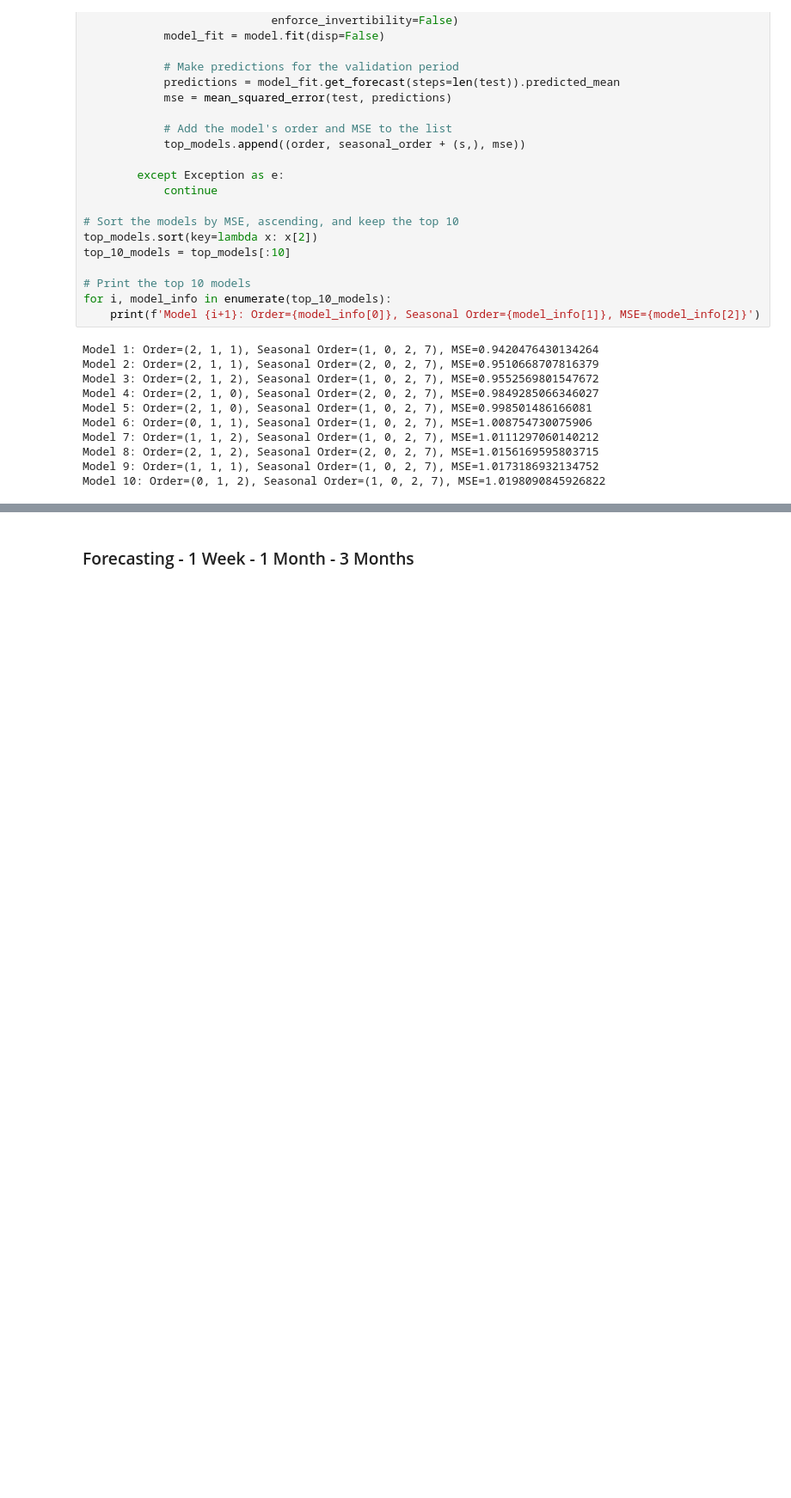
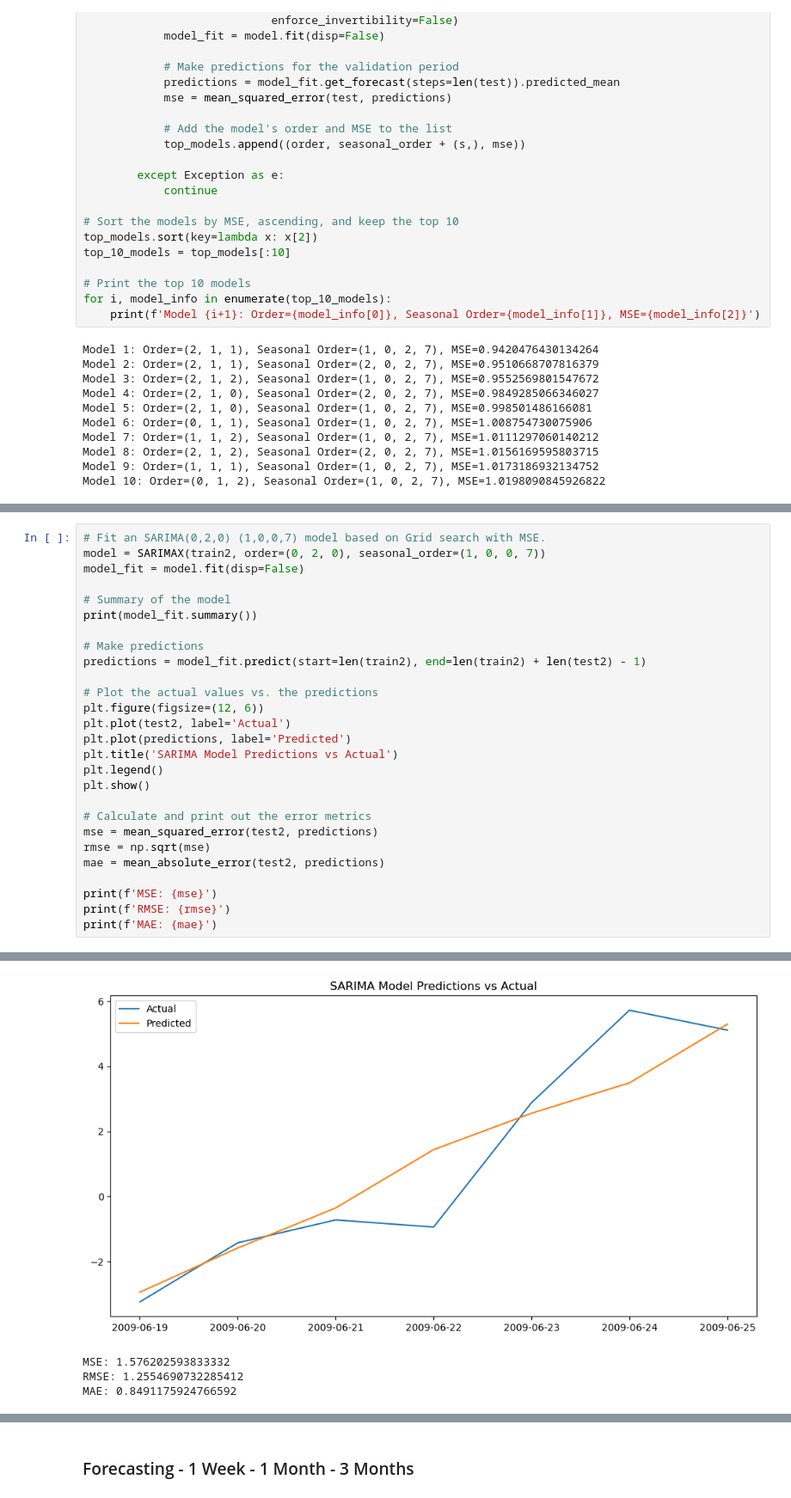
Before and after one commit to nozomu2020264/MSc-DA---CA2---2020264---10-11-23, a Jupyter notebook: CA2 - Nozomu Nakanishi.ipynb, the cells around one changed output, grey strips where cells are left out. Shown at 86% size. Cells and saved outputs as stored; diff of their text form; blank space fills up the shorter version.

```diff
--- a/CA2 - Nozomu Nakanishi.ipynb
+++ b/CA2 - Nozomu Nakanishi.ipynb
@@ -2737,0 +2637,28 @@ Therefore, the model that will be used to forecast sentiments will be the SARIMA
+# %%
+# Fit an SARIMA(0,2,0) (1,0,0,7) model based on Grid search with MSE.
+model = SARIMAX(train2, order=(0, 2, 0), seasonal_order=(1, 0, 0, 7))
+model_fit = model.fit(disp=False)
+
+# Summary of the model
+print(model_fit.summary())
+
+# Make predictions
+predictions = model_fit.predict(start=len(train2), end=len(train2) + len(test2) - 1)
+
+# Plot the actual values vs. the predictions
+plt.figure(figsize=(12, 6))
+plt.plot(test2, label='Actual')
+plt.plot(predictions, label='Predicted')
+plt.title('SARIMA Model Predictions vs Actual')
+plt.legend()
+plt.show()
+
+# Calculate and print out the error metrics
+mse = mean_squared_error(test2, predictions)
+rmse = np.sqrt(mse)
+mae = mean_absolute_error(test2, predictions)
+
+print(f'MSE: {mse}')
+print(f'RMSE: {rmse}')
+print(f'MAE: {mae}')
+# %% [output]
@@ -2737,0 +2682,4 @@ Therefore, the model that will be used to forecast sentiments will be the SARIMA
+[figure, added]
+MSE: 1.576202593833332
+RMSE: 1.2554690732285412
+MAE: 0.8491175924766592
```
Also changed, not shown: parts of 44 cells of this notebook.
